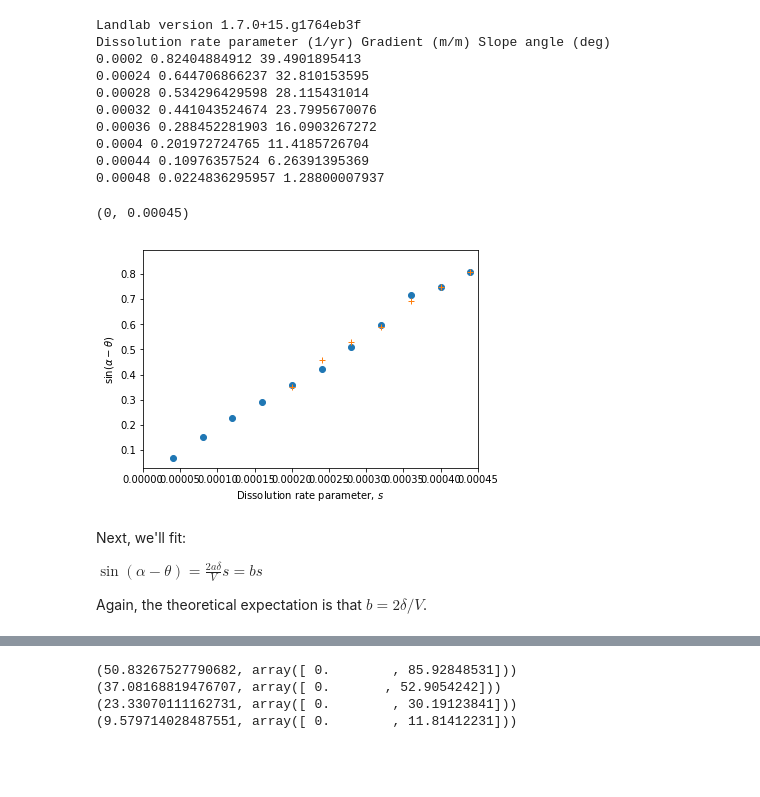
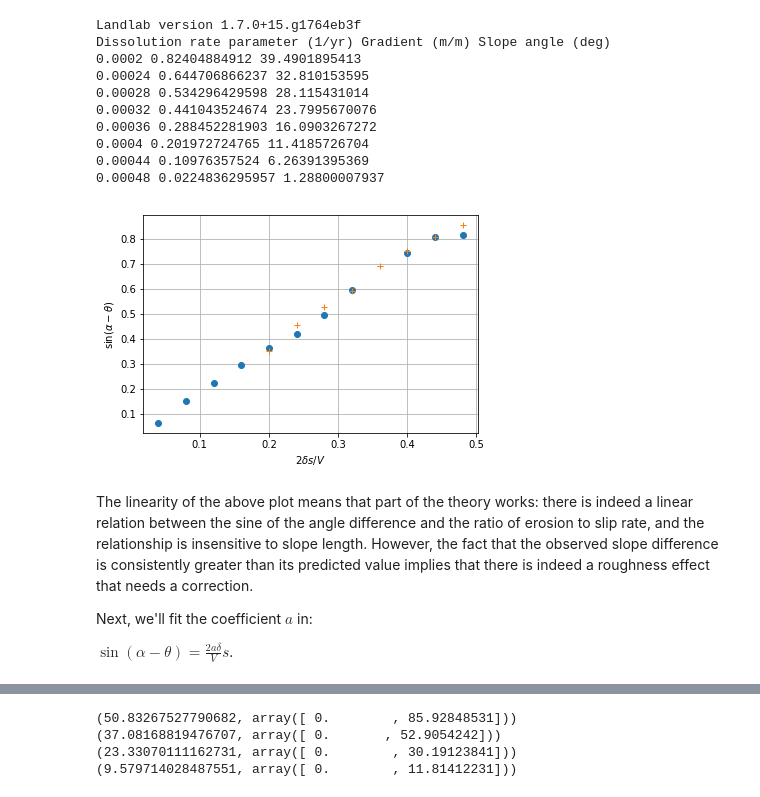
Before and after one commit to gregtucker/facetmorphology, a Jupyter notebook: DataAnalysis/fit_facet_angle_wxing_param.ipynb, the cells around one changed output, grey strips where cells are left out. Saved outputs shown, nothing was run; the diff lists cells and outputs as text; code cells hidden in the pictures; blank space fills up the shorter version.

```diff
--- a/DataAnalysis/fit_facet_angle_wxing_param.ipynb
+++ b/DataAnalysis/fit_facet_angle_wxing_param.ipynb
@@ -14,7 +22,7 @@ import numpy as np
 import matplotlib.pyplot as plt
 %matplotlib inline
 # %%
-filename = 'dissolution_only_results20180717.csv'
+filename = 'data_analysis_dissolution20190604.csv'
 # %%
 # Count number of lines in file
 num_lines = len(open(filename).readlines(  ))
@@ -22,6 +30,7 @@ num_lines = len(open(filename).readlines(  ))
 # Create data arrays
 diss_param = np.zeros(num_lines - 2)  # skip 2 header lines
 facet_angle = np.zeros(num_lines - 2)
+ero_rate = np.zeros(num_lines - 2)  # slope-normal erosion rate, m/yr (NOT cells/yr)
 
 # Read data
 with open(filename, 'r') as csvfile:
@@ -30,7 +39,8 @@ with open(filename, 'r') as csvfile:
     for row in myreader:
         print(' '.join(row))
         if i >= 2:
-            diss_param[i-2] = row[0]
+            diss_param[i-2] = row[1]
             facet_angle[i-2] = row[2]
+            ero_rate[i-2] = row[5]
         i += 1
 # %% [output]
@@ -50,0 +62,15 @@ Dissolution rate parameter (1/yr) Gradient (m/m) Slope angle (deg)
+# %%
+delta = 0.5  # cell width, m
+expected_slope_normal_rate = 2.0 * delta * diss_param  # expectation without roughness correction
+expected_vertical_rate = expected_slope_normal_rate / np.cos(np.radians(facet_angle))  # translate to vertical
+calculated_slope_normal_rate = ero_rate * np.cos(np.radians(facet_angle))  # calculated from topography
+calculated_vertical_rate = ero_rate  # calculated from topography
+for i in range(len(ero_rate)):
+    print((expected_slope_normal_rate[i], calculated_slope_normal_rate[i], expected_vertical_rate[i],
+           calculated_vertical_rate[i], calculated_slope_normal_rate[i] / expected_slope_normal_rate[i]))
+plt.plot(expected_slope_normal_rate, calculated_slope_normal_rate, 'k.')
+plt.grid(True)
+plt.xlabel('Expected slope-normal erosion rate without roughness correction (m/y)')
+plt.ylabel('Calculated slope-normal erosion rate (m/y)')
+print('Mean En ratio: ' + str(np.mean(calculated_slope_normal_rate / expected_slope_normal_rate)))
+print('Mean Ev ratio: ' + str(np.mean(calculated_vertical_rate / expected_vertical_rate)))
@@ -81,23 +124,21 @@ Dissolution rate parameter (1/yr) Gradient (m/m) Slope angle (deg)
 0.00048 0.0224836295957 1.28800007937
 # %%
 # Quick data plot to check linearity
-
-#plt.plot(diss_param, 60.0 - facet_angle, 'o')
-#plt.plot(diss_param_long, 60.0 - facet_angle_long, '+')
-plt.plot(diss_param, np.sin(np.radians(60.0 - facet_angle)), 'o')
-plt.plot(diss_param_long, np.sin(np.radians(60.0 - facet_angle_long)), '+')
-plt.xlabel(r'Dissolution rate parameter, $s$')
+V = 0.001
+expected_sin_angle_diff = 2 * delta * diss_param / V
+expected_sin_angle_diff_long = 2 * delta * diss_param_long / V
+plt.plot(expected_sin_angle_diff, np.sin(np.radians(60.0 - facet_angle)), 'o')
+plt.plot(expected_sin_angle_diff_long, np.sin(np.radians(60.0 - facet_angle_long)), '+')
+plt.xlabel(r'$2 \delta s / V$')
 plt.ylabel(r'$\sin ( \alpha - \theta )$')
-plt.xlim([0, 0.00045])
-#plt.ylim([0, 60])
+plt.grid(True)
 # %% [output]
-(0, 0.00045)
-[figure, old version]
+[figure, new version]
-# %% [markdown]
-Next, we'll fit:
-
-$\sin ( \alpha - \theta ) = \frac{2 a\delta}{V}s = b s$
-
-Again, the theoretical expectation is that $b = 2 \delta / V$.
+# %% [markdown]
+The linearity of the above plot means that part of the theory works: there is indeed a linear relation between the sine of the angle difference and the ratio of erosion to slip rate, and the relationship is insensitive to slope length. However, the fact that the observed slope difference is consistently greater than its predicted value implies that there is indeed a roughness effect that needs a correction.
+
+Next, we'll fit the coefficient $a$ in:
+
+$\sin ( \alpha - \theta ) = \frac{2 a\delta}{V}s$.
 # %%
 # To use linalg.lstsq, we need to transpose $w$
```
Also changed, not shown: parts of 26 cells of this notebook, 3 other files.
